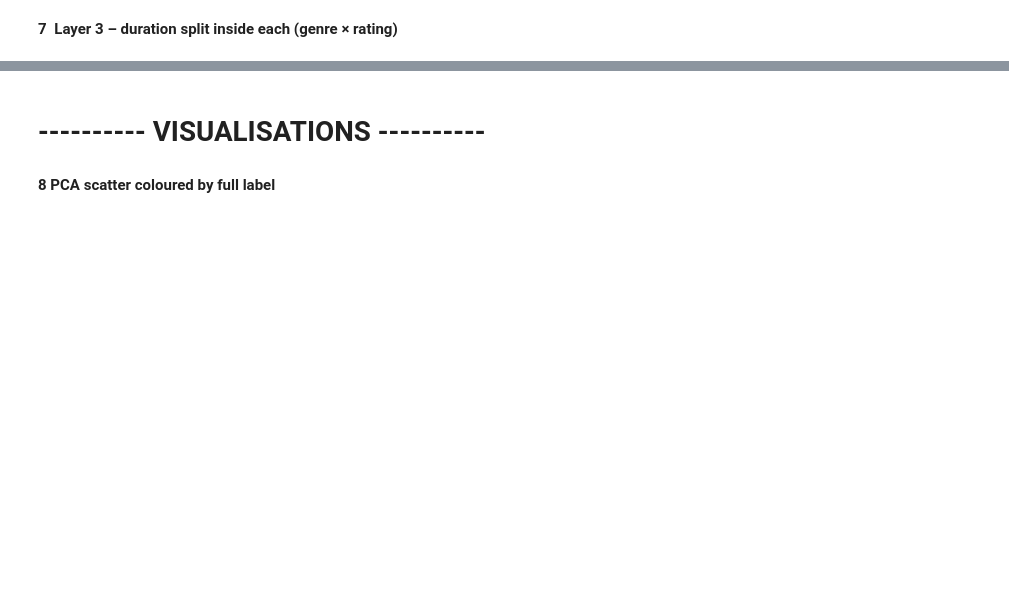
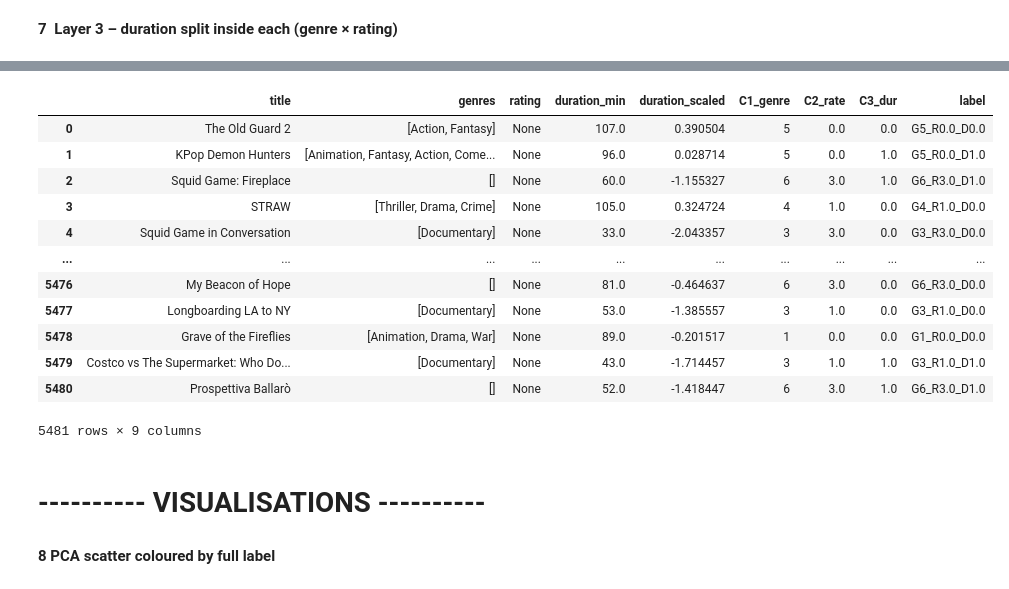
Before and after one commit to SagarD29/Netflix-Show-Clustering, a Jupyter notebook: netflix_kmeans.ipynb, the cells around one changed output, grey strips where cells are left out. Saved outputs shown, nothing was run; the diff lists cells and outputs as text; code cells hidden in the pictures; blank space fills up the shorter version.

```diff
--- a/netflix_kmeans.ipynb
+++ b/netflix_kmeans.ipynb
@@ -223,3 +263,19 @@ df["cluster_label"] = (
+# %%
+df
+# %% [output]
+|  | title | genres | rating | duration_min | duration_scaled | C1_genre | C2_rate | C3_dur | label |
+| 0 | The Old Guard 2 | [Action, Fantasy] | None | 107.0 | 0.390504 | 5 | 0.0 | 0.0 | G5_R0.0_D0.0 |
+| 1 | KPop Demon Hunters | [Animation, Fantasy, Action, Come... | None | 96.0 | 0.028714 | 5 | 0.0 | 1.0 | G5_R0.0_D1.0 |
+| 2 | Squid Game: Fireplace | [] | None | 60.0 | -1.155327 | 6 | 3.0 | 1.0 | G6_R3.0_D1.0 |
+| 3 | STRAW | [Thriller, Drama, Crime] | None | 105.0 | 0.324724 | 4 | 1.0 | 0.0 | G4_R1.0_D0.0 |
+| 4 | Squid Game in Conversation | [Documentary] | None | 33.0 | -2.043357 | 3 | 3.0 | 0.0 | G3_R3.0_D0.0 |
+| ... | ... | ... | ... | ... | ... | ... | ... | ... | ... |
+| 5476 | My Beacon of Hope | [] | None | 81.0 | -0.464637 | 6 | 3.0 | 0.0 | G6_R3.0_D0.0 |
+| 5477 | Longboarding LA to NY | [Documentary] | None | 53.0 | -1.385557 | 3 | 1.0 | 0.0 | G3_R1.0_D0.0 |
+| 5478 | Grave of the Fireflies | [Animation, Drama, War] | None | 89.0 | -0.201517 | 1 | 0.0 | 0.0 | G1_R0.0_D0.0 |
+| 5479 | Costco vs The Supermarket: Who Do... | [Documentary] | None | 43.0 | -1.714457 | 3 | 1.0 | 1.0 | G3_R1.0_D1.0 |
+| 5480 | Prospettiva Ballarò | [] | None | 52.0 | -1.418447 | 6 | 3.0 | 1.0 | G6_R3.0_D1.0 |
+5481 rows × 9 columns
 # %% [markdown]
 # ---------- VISUALISATIONS ----------
 # %% [markdown]
```
Also changed, not shown: parts of 13 cells of this notebook.
